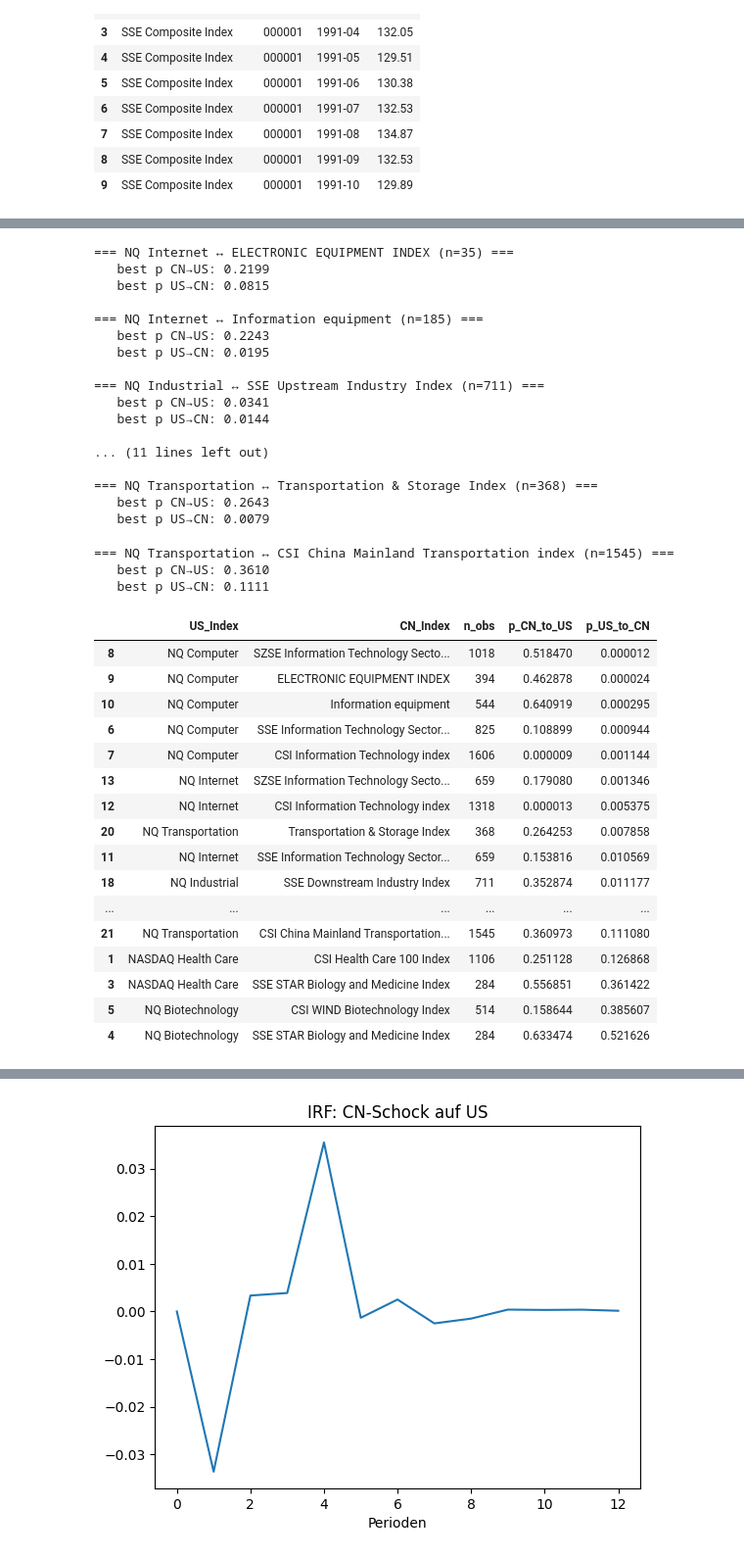
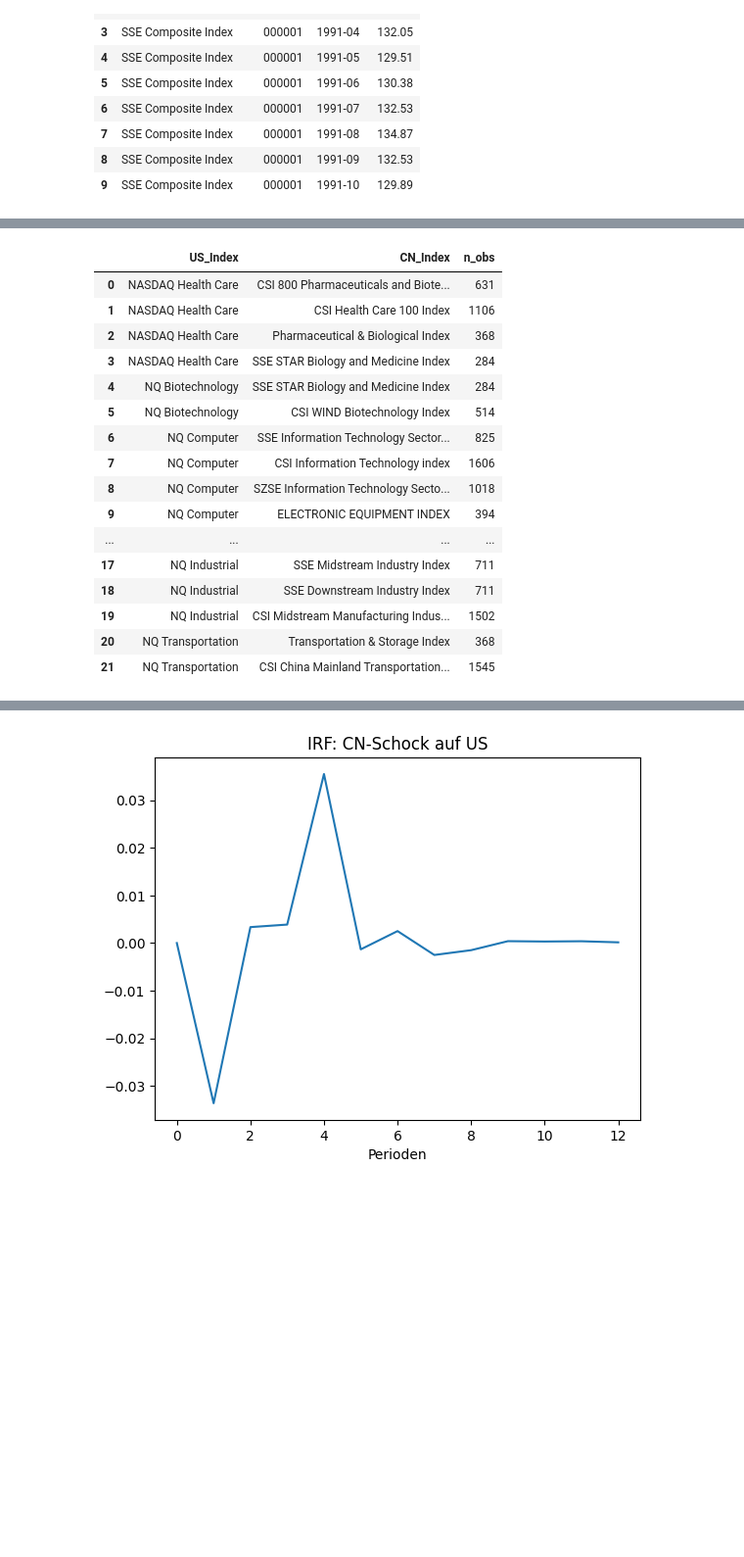
Before and after one commit to N4ims/mandarin-momentum, a Jupyter notebook: compare.ipynb, the cells around one changed output, grey strips where cells are left out. Shown at 98% size. Saved outputs shown, nothing was run; the diff lists cells and outputs as text; code cells hidden in the pictures; blank space fills up the shorter version.

```diff
--- a/compare.ipynb
+++ b/compare.ipynb
@@ -271,27 +291,16 @@ for us_name, cn_names in us_cn_mapping.items():
 
         data = merged[["US_Ret", "CN_Ret"]].to_numpy()
 
-        print(f"\n=== {us_name} ↔ {cn_name} (n={len(merged)}) ===")
-
-        # CN → US
-        p_cn_us = best_granger_p(data, max_lag)
-        print(f"   best p CN→US: {p_cn_us:.4f}" if not np.isnan(p_cn_us) else "   best p CN→US: nan")
-
-        # US → CN (swap columns)
-        p_us_cn = best_granger_p(data[:, ::-1], max_lag)
-        print(f"   best p US→CN: {p_us_cn:.4f}" if not np.isnan(p_us_cn) else "   best p US→CN: nan")
 
         rows.append(
             {
                 "US_Index": us_name,
                 "CN_Index": cn_name,
-                "n_obs": len(merged),
-                "p_CN_to_US": p_cn_us,
-                "p_US_to_CN": p_us_cn,
+                "n_obs": len(merged)
             }
         )
 
 # results table
-granger_results = pd.DataFrame(rows).sort_values(["p_US_to_CN", "p_CN_to_US"])
+granger_results = pd.DataFrame(rows)
 display(granger_results)
 # %% [output]
@@ -332,37 +307,17 @@ display(granger_results)
-=== NQ Internet ↔ ELECTRONIC EQUIPMENT INDEX (n=35) ===
-   best p CN→US: 0.2199
-   best p US→CN: 0.0815
-
-=== NQ Internet ↔ Information equipment (n=185) ===
-   best p CN→US: 0.2243
-   best p US→CN: 0.0195
-
-=== NQ Industrial ↔ SSE Upstream Industry Index (n=711) ===
-   best p CN→US: 0.0341
-   best p US→CN: 0.0144
-
-... (11 lines left out)
-
-=== NQ Transportation ↔ Transportation & Storage Index (n=368) ===
-   best p CN→US: 0.2643
-   best p US→CN: 0.0079
-=== NQ Transportation ↔ CSI China Mainland Transportation index (n=1545) ===
-   best p CN→US: 0.3610
-   best p US→CN: 0.1111
-|  | US_Index | CN_Index | n_obs | p_CN_to_US | p_US_to_CN |
-| 8 | NQ Computer | SZSE Information Technology Secto... | 1018 | 0.518470 | 0.000012 |
-| 9 | NQ Computer | ELECTRONIC EQUIPMENT INDEX | 394 | 0.462878 | 0.000024 |
-| 10 | NQ Computer | Information equipment | 544 | 0.640919 | 0.000295 |
-| 6 | NQ Computer | SSE Information Technology Sector... | 825 | 0.108899 | 0.000944 |
-| 7 | NQ Computer | CSI Information Technology index | 1606 | 0.000009 | 0.001144 |
-| 13 | NQ Internet | SZSE Information Technology Secto... | 659 | 0.179080 | 0.001346 |
-| 12 | NQ Internet | CSI Information Technology index | 1318 | 0.000013 | 0.005375 |
-| 20 | NQ Transportation | Transportation & Storage Index | 368 | 0.264253 | 0.007858 |
-| 11 | NQ Internet | SSE Information Technology Sector... | 659 | 0.153816 | 0.010569 |
-| 18 | NQ Industrial | SSE Downstream Industry Index | 711 | 0.352874 | 0.011177 |
-| ... | ... | ... | ... | ... | ... |
-| 21 | NQ Transportation | CSI China Mainland Transportation... | 1545 | 0.360973 | 0.111080 |
-| 1 | NASDAQ Health Care | CSI Health Care 100 Index | 1106 | 0.251128 | 0.126868 |
-| 3 | NASDAQ Health Care | SSE STAR Biology and Medicine Index | 284 | 0.556851 | 0.361422 |
-| 5 | NQ Biotechnology | CSI WIND Biotechnology Index | 514 | 0.158644 | 0.385607 |
-| 4 | NQ Biotechnology | SSE STAR Biology and Medicine Index | 284 | 0.633474 | 0.521626 |
+|  | US_Index | CN_Index | n_obs |
+| 0 | NASDAQ Health Care | CSI 800 Pharmaceuticals and Biote... | 631 |
+| 1 | NASDAQ Health Care | CSI Health Care 100 Index | 1106 |
+| 2 | NASDAQ Health Care | Pharmaceutical & Biological Index | 368 |
+| 3 | NASDAQ Health Care | SSE STAR Biology and Medicine Index | 284 |
+| 4 | NQ Biotechnology | SSE STAR Biology and Medicine Index | 284 |
+| 5 | NQ Biotechnology | CSI WIND Biotechnology Index | 514 |
+| 6 | NQ Computer | SSE Information Technology Sector... | 825 |
+| 7 | NQ Computer | CSI Information Technology index | 1606 |
+| 8 | NQ Computer | SZSE Information Technology Secto... | 1018 |
+| 9 | NQ Computer | ELECTRONIC EQUIPMENT INDEX | 394 |
+| ... | ... | ... | ... |
+| 17 | NQ Industrial | SSE Midstream Industry Index | 711 |
+| 18 | NQ Industrial | SSE Downstream Industry Index | 711 |
+| 19 | NQ Industrial | CSI Midstream Manufacturing Indus... | 1502 |
+| 20 | NQ Transportation | Transportation & Storage Index | 368 |
+| 21 | NQ Transportation | CSI China Mainland Transportation... | 1545 |
```
Also changed, not shown: parts of 18 cells of this notebook, 1 other file.
